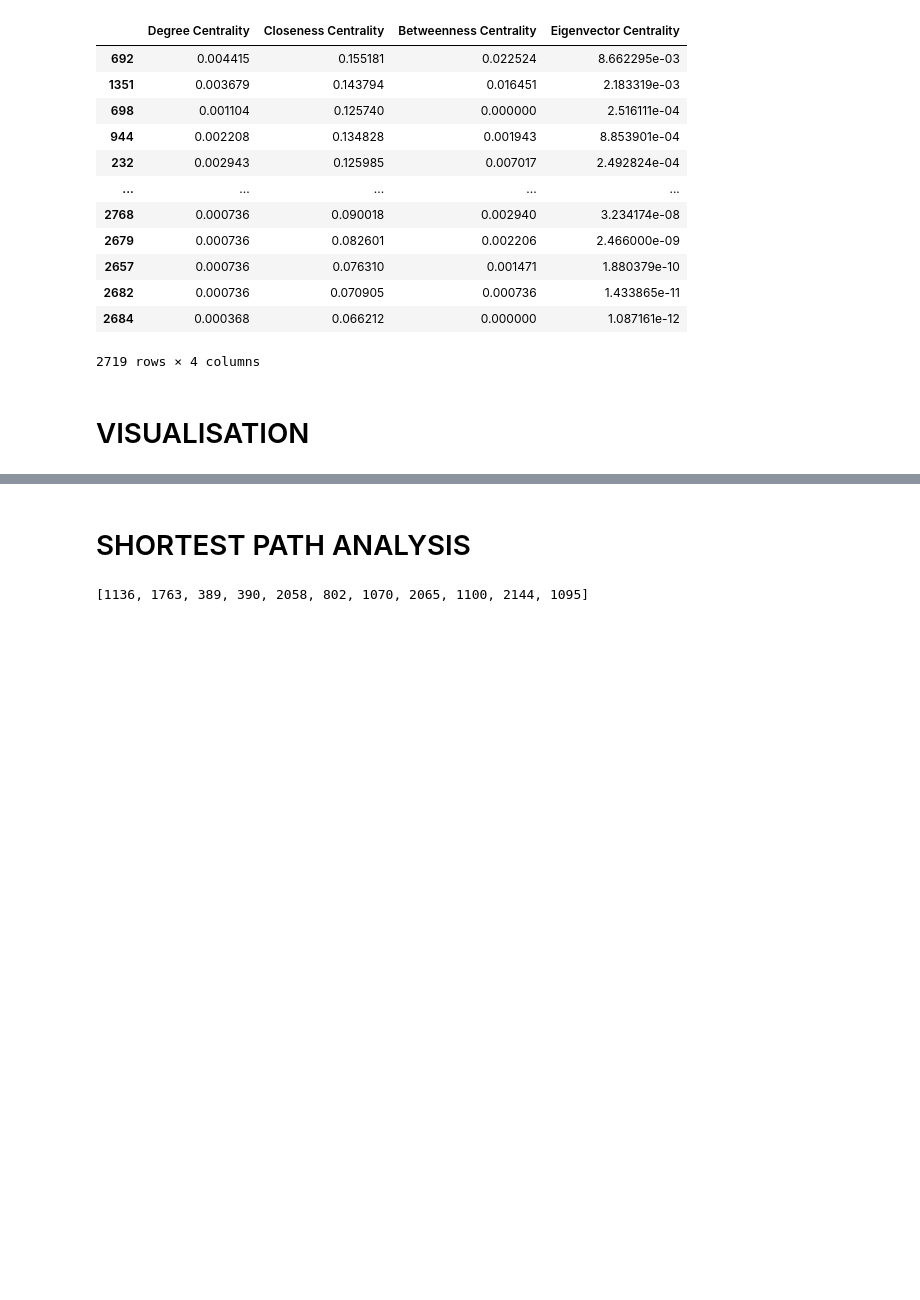
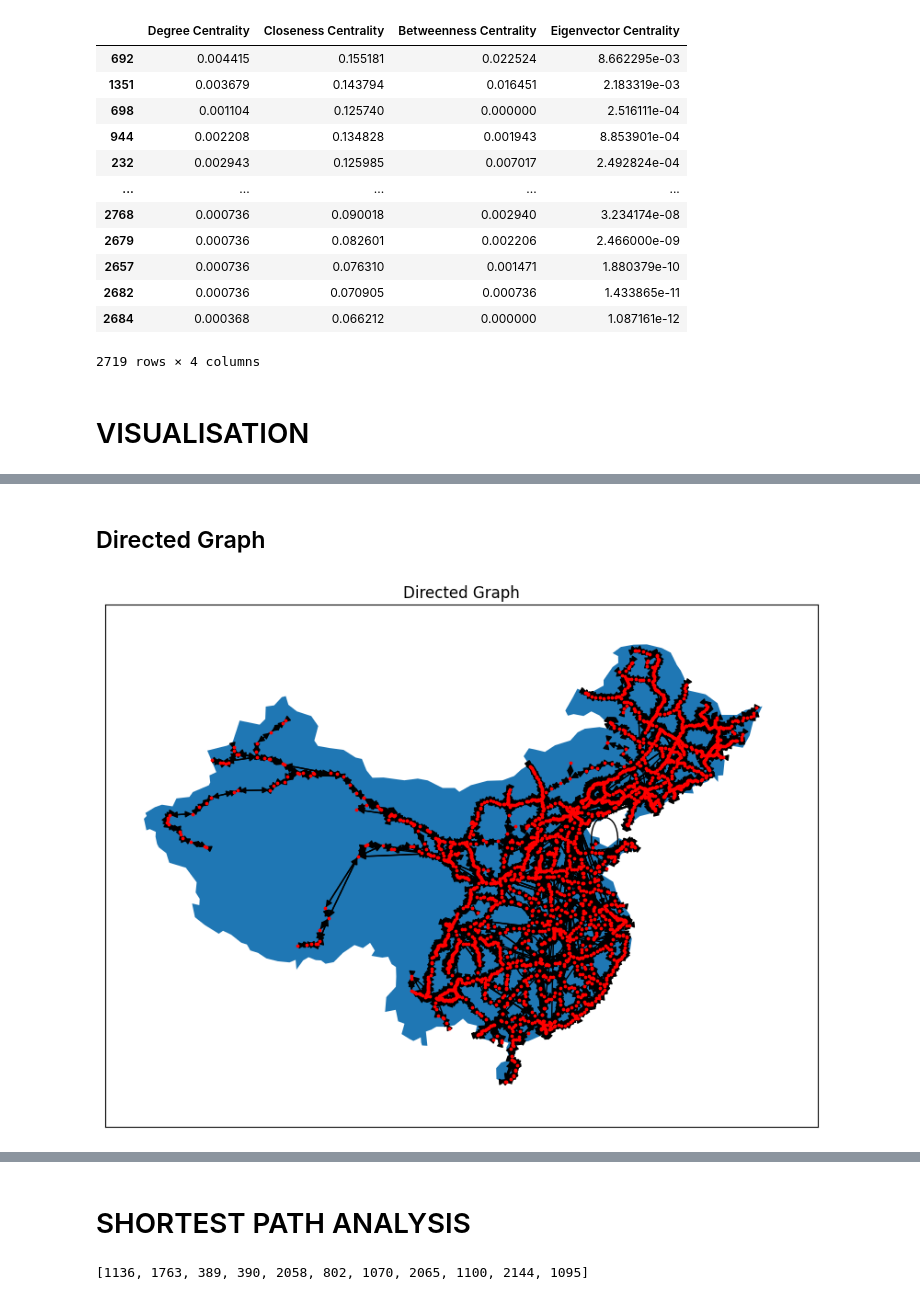
Before and after one commit to airscholar/AlphaTeam, a Jupyter notebook: analysis/Rail.ipynb, the cells around one changed output, grey strips where cells are left out. Cells and saved outputs as stored; diff of their text form; code cells hidden in the pictures; blank space fills up the shorter version.

```diff
--- a/analysis/Rail.ipynb
+++ b/analysis/Rail.ipynb
@@ -162,0 +197,13 @@ plt.show()
+# %% [markdown]
+## Directed Graph
+# %%
+china.plot(figsize=(10,10))
+pos = nx.get_node_attributes(G_directed, 'pos')
+nx.draw(G_directed,pos, with_labels=False, node_size=3, node_color='red')
+
+plt.axis('on')
+plt.title("Directed Graph")
+
+plt.show()
+# %% [output]
+[figure, added]
```
Also changed, not shown: parts of 7 cells of this notebook.
